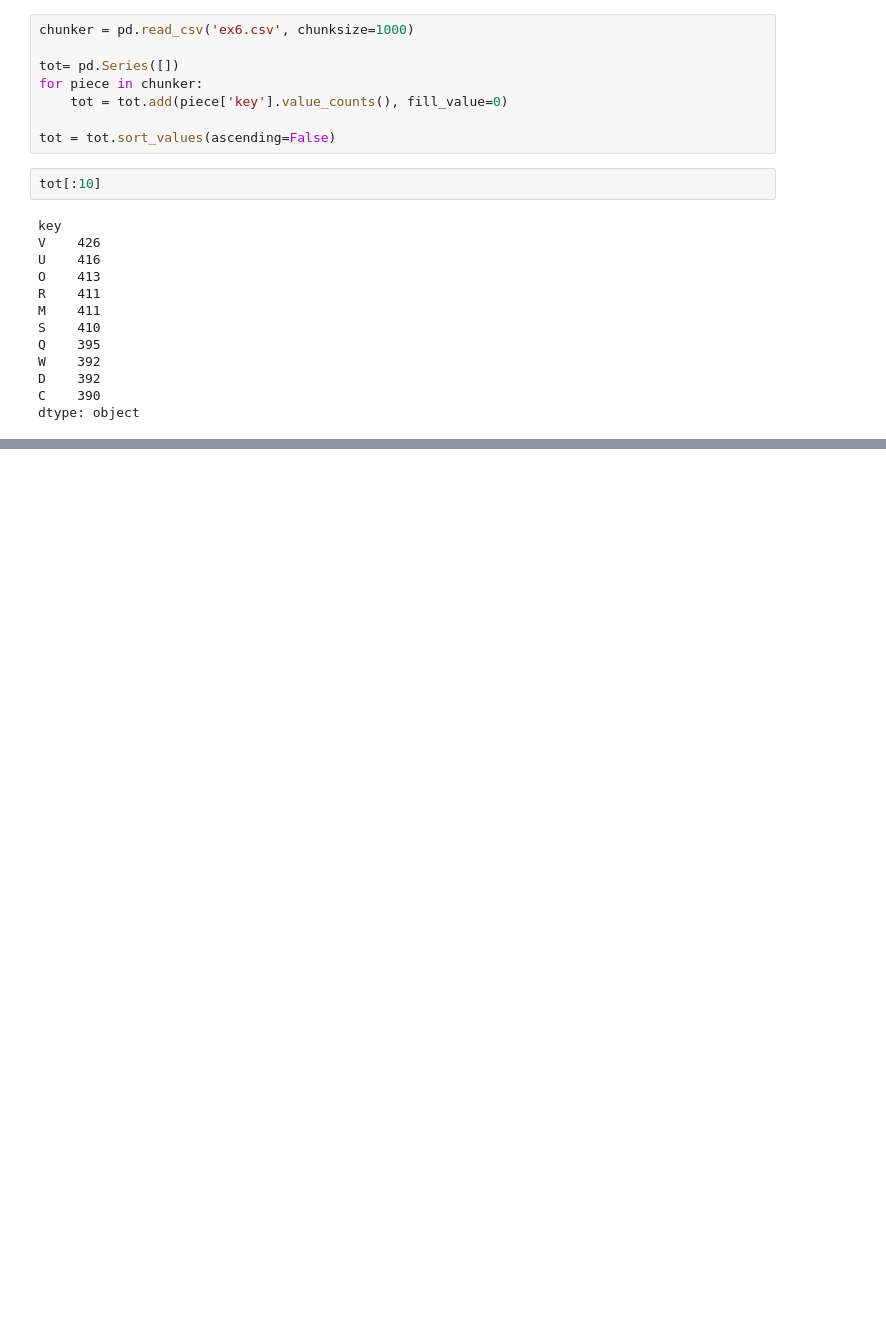
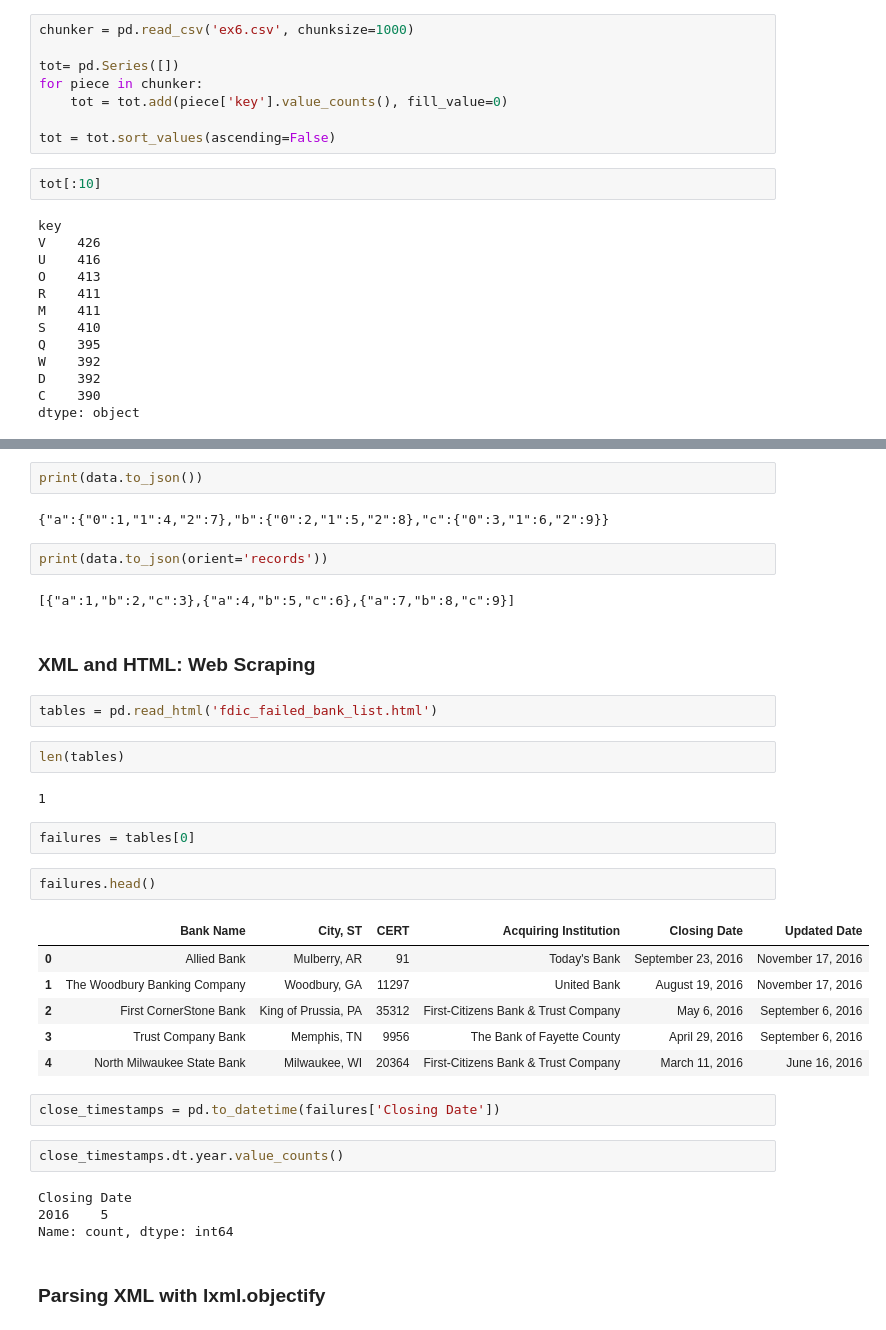
Before and after one commit to hemant0hack/Data-Analysis-Practices, a Jupyter notebook: Pandas/Data Loading, Storage, and File Formats.ipynb, the cells around one changed output, grey strips where cells are left out. Saved outputs shown, nothing was run; the diff lists cells and outputs as text; blank space fills up the shorter version.

```diff
--- a/Pandas/Data Loading, Storage, and File Formats.ipynb
+++ b/Pandas/Data Loading, Storage, and File Formats.ipynb
@@ -249,0 +430,37 @@ dtype: object
+# %%
+print(data.to_json())
+# %% [output]
+{"a":{"0":1,"1":4,"2":7},"b":{"0":2,"1":5,"2":8},"c":{"0":3,"1":6,"2":9}}
+# %%
+print(data.to_json(orient='records'))
+# %% [output]
+[{"a":1,"b":2,"c":3},{"a":4,"b":5,"c":6},{"a":7,"b":8,"c":9}]
+# %% [markdown]
+### XML and HTML: Web Scraping
+# %%
+tables = pd.read_html('fdic_failed_bank_list.html')
+# %%
+len(tables)
+# %% [output]
+1
+# %%
+failures = tables[0]
+# %%
+failures.head()
+# %% [output]
+|  | Bank Name | City, ST | CERT | Acquiring Institution | Closing Date | Updated Date |
+| 0 | Allied Bank | Mulberry, AR | 91 | Today's Bank | September 23, 2016 | November 17, 2016 |
+| 1 | The Woodbury Banking Company | Woodbury, GA | 11297 | United Bank | August 19, 2016 | November 17, 2016 |
+| 2 | First CornerStone Bank | King of Prussia, PA | 35312 | First-Citizens Bank & Trust Company | May 6, 2016 | September 6, 2016 |
+| 3 | Trust Company Bank | Memphis, TN | 9956 | The Bank of Fayette County | April 29, 2016 | September 6, 2016 |
+| 4 | North Milwaukee State Bank | Milwaukee, WI | 20364 | First-Citizens Bank & Trust Company | March 11, 2016 | June 16, 2016 |
+# %%
+close_timestamps = pd.to_datetime(failures['Closing Date'])
+# %%
+close_timestamps.dt.year.value_counts()
+# %% [output]
+Closing Date
+2016    5
+Name: count, dtype: int64
+# %% [markdown]
+### Parsing XML with lxml.objectify
```
Also changed, not shown: parts of 103 cells of this notebook, 12 other files.
